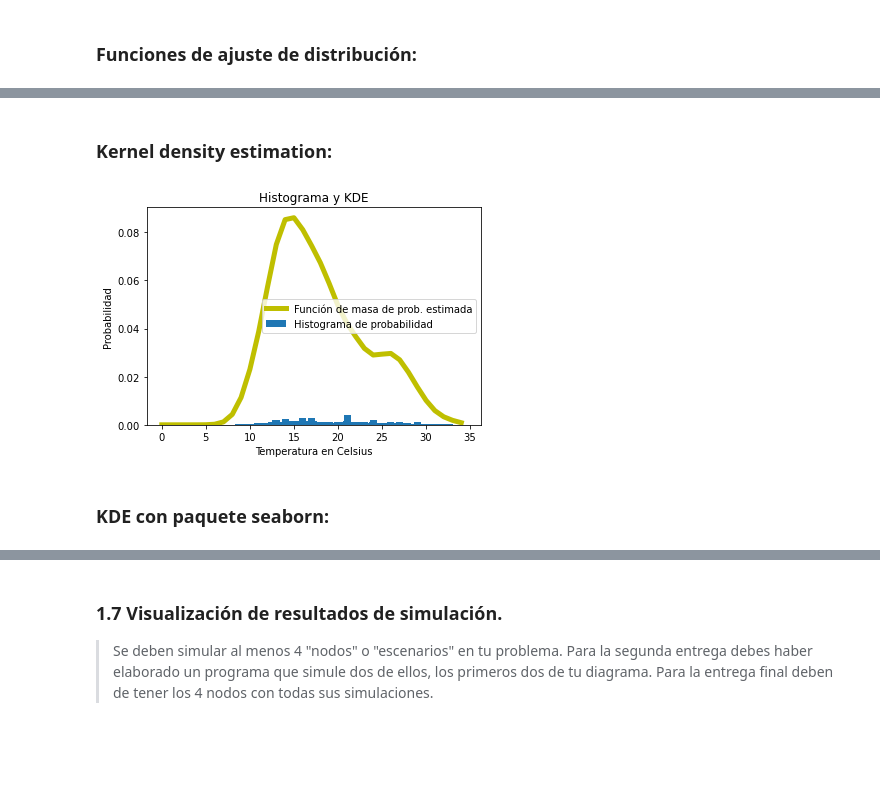
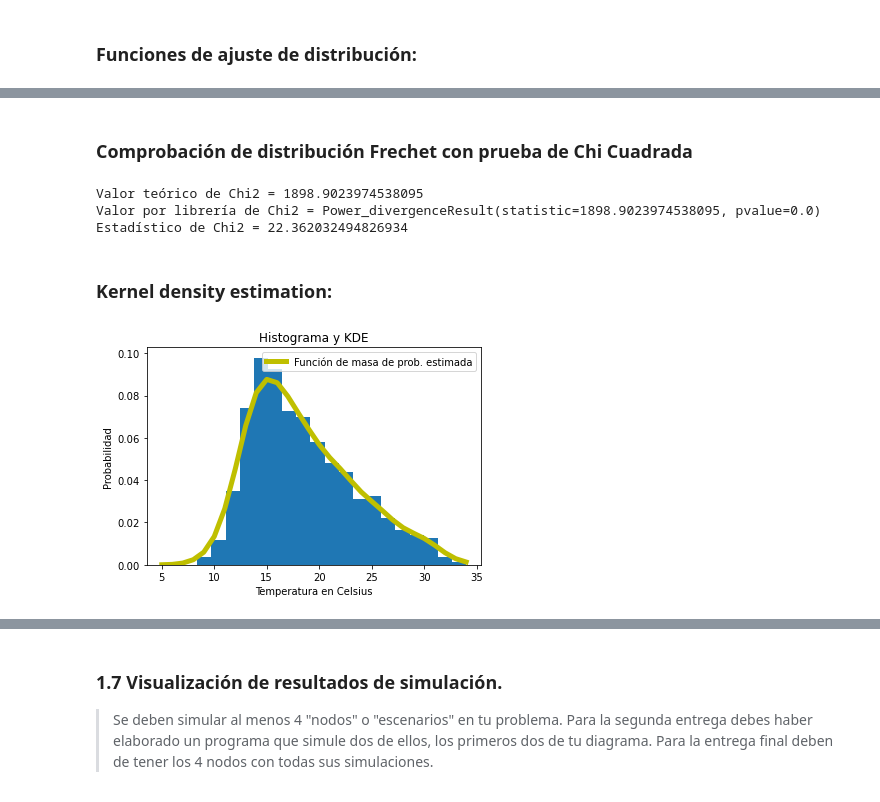
Before and after one commit to PintorOD1997/ProyectoConjunto_LandaverdeI_PintorD, a Jupyter notebook: ProyectoModulo1_OchoaD_MercadoI.ipynb, the cells around one changed output, grey strips where cells are left out. Cells and saved outputs as stored; diff of their text form; code cells hidden in the pictures; blank space fills up the shorter version.

Commit message:
Nodos 1 y 2
Completados Nodos 1 : humedad y 2 : temperatura, con generación de variables aleatorias, y pruebas de confianza. Falta poner conclusiones de los nodos.

```diff
--- a/ProyectoModulo1_OchoaD_MercadoI.ipynb
+++ b/ProyectoModulo1_OchoaD_MercadoI.ipynb
@@ -724,8 +810,9 @@ sns.histplot(data=df_filtrado.Humidity, stat='density', kde=True, kde_kws={'bw_m
 # %%
-#Data frame con los datos de presión, el número de veces que existe cada uno y su probabilidad de ocurrencia:
-df_presion = pd.DataFrame(columns=["Presion","Número_veces","Probabilidad","Prob_acumulada"], dtype='float')
-df_presion["Presion"]= np.unique(df_filtrado.Pressure, return_counts=True)[0]
-df_presion["Número_veces"]=np.unique(df_filtrado.Pressure, return_counts=True)[1]
-df_presion["Probabilidad"]=df_presion['Número_veces']/len(df_filtrado.Pressure)
-df_presion["Prob_acumulada"]=df_presion.Probabilidad.cumsum()
-df_presion.sample(3)
+#Data frame con los datos de Temperatura, el número de veces que existe cada uno y su probabilidad de ocurrencia:
+df_temper = pd.DataFrame(columns=["Temperaturas","Número_veces","Probabilidad","Prob_acumulada"], dtype='float')
+df_temper["Temperaturas"]= np.unique(df_filtrado.Temperature, return_counts=True)[0]
+df_temper["Número_veces"]=np.unique(df_filtrado.Temperature, return_counts=True)[1]
+df_temper["Probabilidad"]=df_temper['Número_veces']/len(df_filtrado.Temperature)
+df_temper["Prob_acumulada"]=df_temper.Probabilidad.cumsum()
+df_temper.sample(3)
+temper = df_filtrado.Temperature.sample(1000)
@@ -803,16 +835,22 @@ plt.show()
+# %% [markdown]
+### Comprobación de distribución Frechet con prueba de Chi Cuadrada
+# %%
+chi2(dist,p,y,x[:-1])
+# %% [output]
+Valor teórico de Chi2 = 1898.9023974538095
+Valor por librería de Chi2 = Power_divergenceResult(statistic=1898.9023974538095, pvalue=0.0)
+Estadístico de Chi2 = 22.362032494826934
 # %% [markdown]
 ### Kernel density estimation:
 # %%
-space3=np.arange(0,35)
-kde3 = kde_statsmodels_m(df_filtrado.Temperature.sample(200),space3,bandwidth=0.5)
-plt.plot(space3, kde3, label='Función de masa de prob. estimada', color='y', linewidth=5)
-plt.bar(df_temper.Temperaturas, df_temper.Probabilidad, label='Histograma de probabilidad')
+dom = np.arange(5,35) #Dominio de la variable
+plt.hist(temper,bins="auto",density=True)
+f = kde_statsmodels_m(temper)
+plt.plot(dom, f(dom), label='Función de masa de prob. estimada', color='y', linewidth=5)
 plt.xlabel('Temperatura en Celsius')
 plt.ylabel('Probabilidad')
 plt.title("Histograma y KDE")
 plt.legend()
 plt.show()
 # %% [output]
-[figure, old version]
+[figure, new version]
-# %% [markdown]
-### KDE con paquete seaborn:
```
Also changed, not shown: parts of 57 cells of this notebook.
